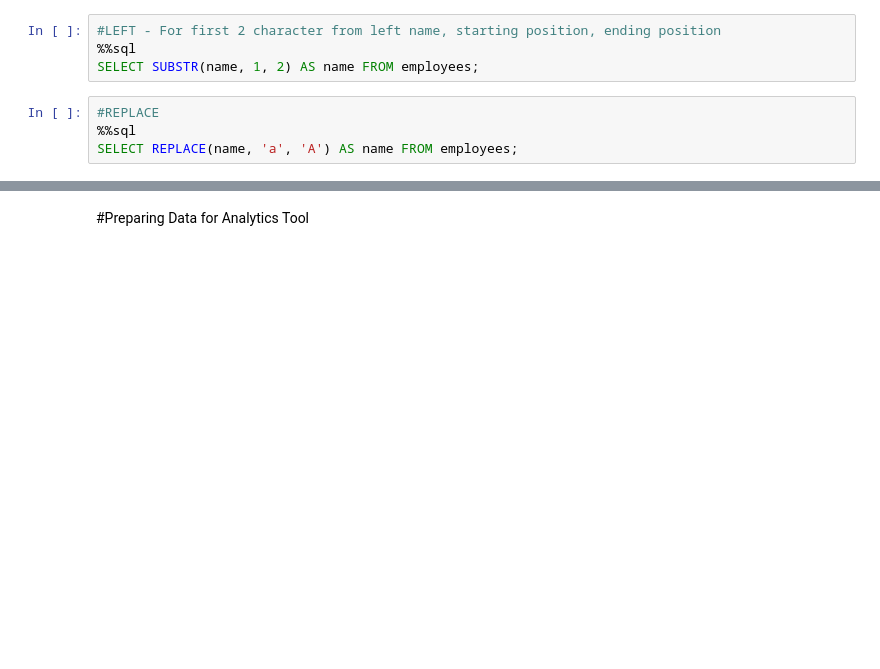
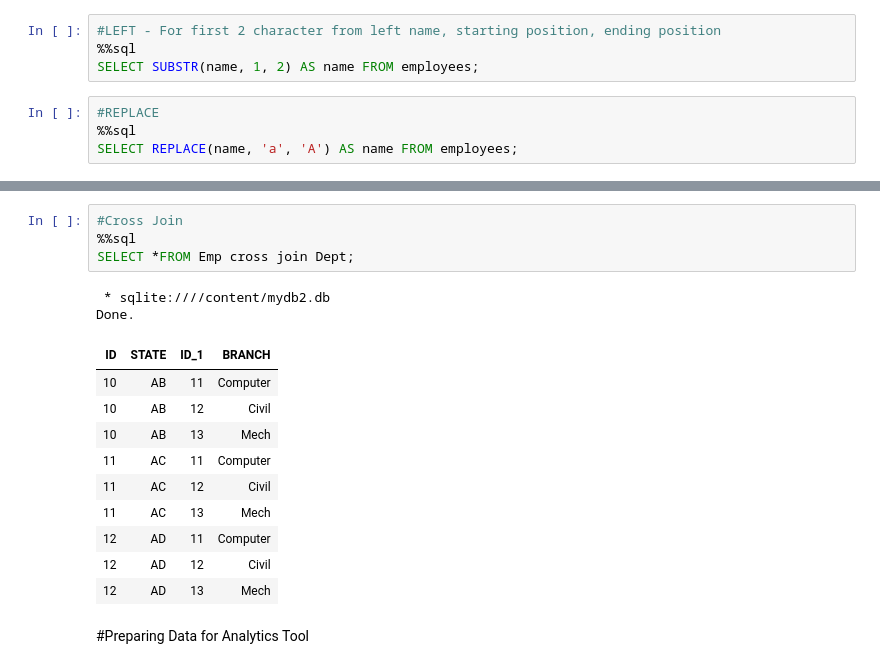
Before and after one commit to salemprakash/FoDS-Fall-2025-26, a Jupyter notebook: Module 2 Sql.ipynb, the cells around one changed output, grey strips where cells are left out. Cells and saved outputs as stored; diff of their text form; blank space fills up the shorter version.

```diff
--- a/Module 2 Sql.ipynb
+++ b/Module 2 Sql.ipynb
@@ -147,3 +252,20 @@ SELECT REPLACE(name, 'a', 'A') AS name FROM employees;
+# %%
+#Cross Join
+%%sql
+SELECT *FROM Emp cross join Dept;
+# %% [output]
+ * sqlite:////content/mydb2.db
+Done.
+| ID | STATE | ID_1 | BRANCH |
+| 10 | AB | 11 | Computer |
+| 10 | AB | 12 | Civil |
+| 10 | AB | 13 | Mech |
+| 11 | AC | 11 | Computer |
+| 11 | AC | 12 | Civil |
+| 11 | AC | 13 | Mech |
+| 12 | AD | 11 | Computer |
+| 12 | AD | 12 | Civil |
+| 12 | AD | 13 | Mech |
 # %% [markdown]
 #Preparing Data for Analytics Tool
 # %%
```
Also changed, not shown: parts of 10 cells of this notebook.
